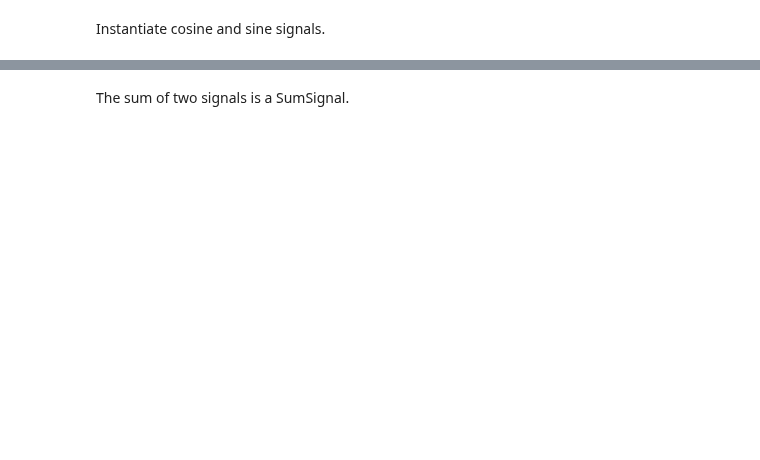
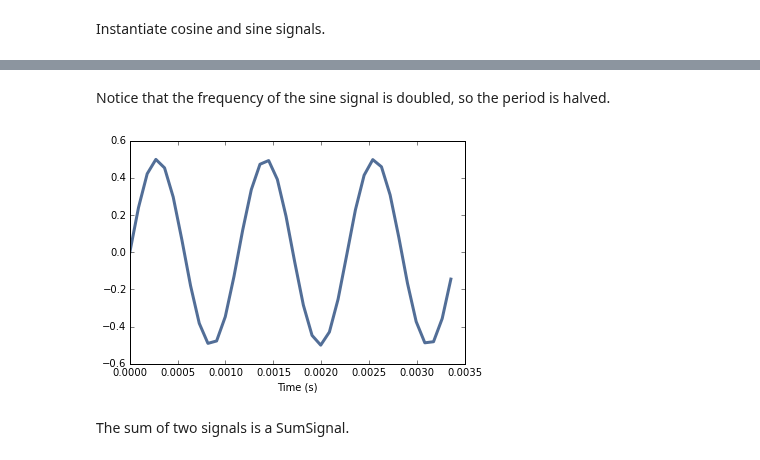
Before and after one commit to AllenDowney/ThinkDSP, a Jupyter notebook: code/chap01.ipynb, the cells around one changed output, grey strips where cells are left out. Cells and saved outputs as stored; diff of their text form; code cells hidden in the pictures; blank space fills up the shorter version.

```diff
--- a/code/chap01.ipynb
+++ b/code/chap01.ipynb
@@ -31,3 +44,10 @@ sin_sig.plot()
+# %% [markdown]
+Notice that the frequency of the sine signal is doubled, so the period is halved.
+# %%
+sin_sig.plot()
+thinkplot.config(xlabel='Time (s)')
+# %% [output]
+[figure, added]
 # %% [markdown]
 The sum of two signals is a SumSignal.
 # %%
```
Also changed, not shown: parts of 34 cells of this notebook, 2 other files.
